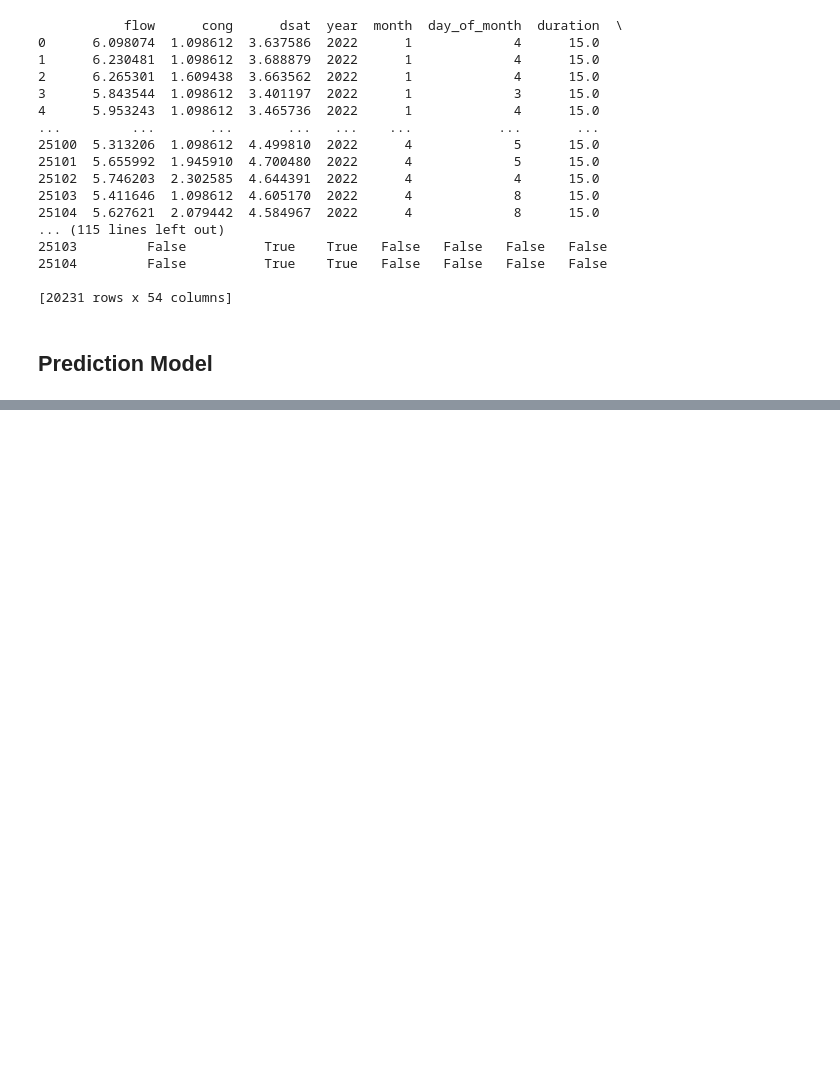
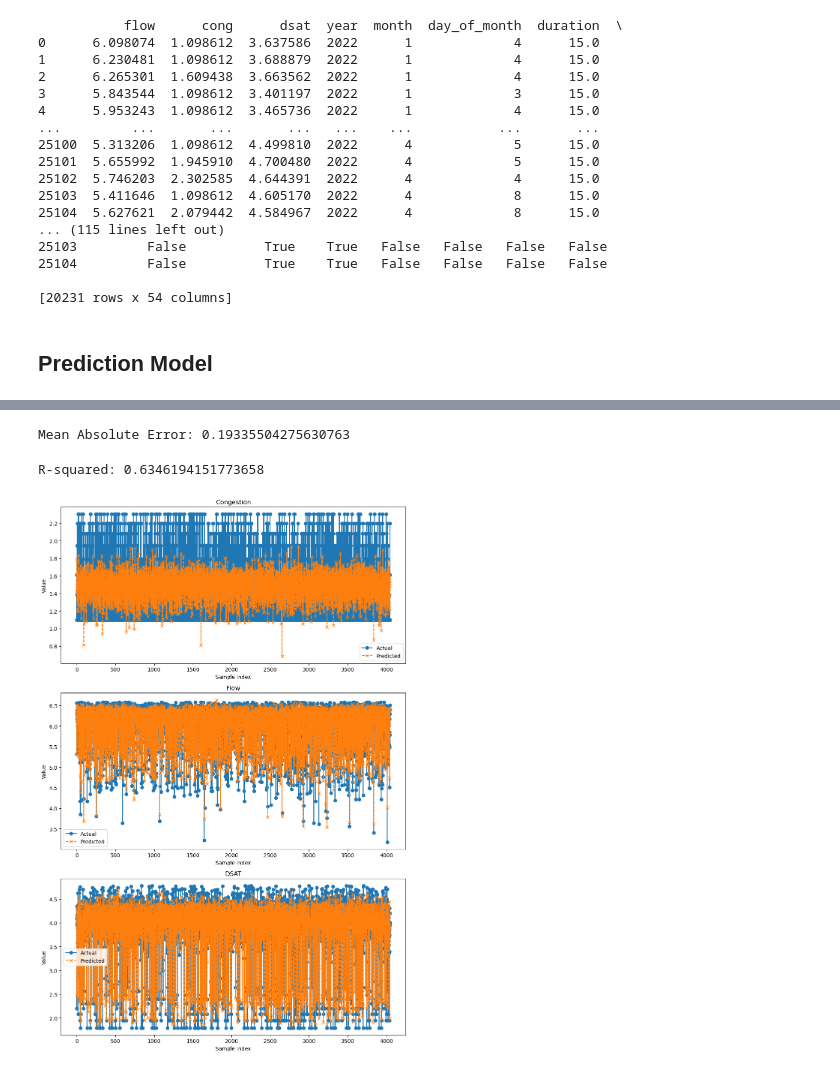
Before and after one commit to aoddev232/FinalYearProject, a Jupyter notebook: Source/predictionModel.ipynb, the cells around one changed output, grey strips where cells are left out. Saved outputs shown, nothing was run; the diff lists cells and outputs as text; code cells hidden in the pictures; blank space fills up the shorter version.

Commit message:
PredictionModel
Work done to Prediction Model

```diff
--- a/Source/predictionModel.ipynb
+++ b/Source/predictionModel.ipynb
@@ -280,0 +279,16 @@ ModuleNotFoundError: No module named 'tensorflow.python'
+# %%
+# Reshape input to be [samples, time steps, features]
+X_train = X_train.reshape((X_train.shape[0], 1, X_train.shape[1]))
+X_test = X_test.reshape((X_test.shape[0], 1, X_test.shape[1]))
+# %%
+from tensorflow.keras.models import Sequential
+from tensorflow.keras.layers import LSTM, Dense
+
+model = Sequential([
+    LSTM(50, activation='relu', input_shape=(X_train.shape[1], X_train.shape[2])),
+    Dense(3)  # Assuming 'cong', 'flow', 'dsat' are your target variables
+])
+
+model.compile(optimizer='adam', loss='mse')
+# %%
+history = model.fit(X_train, Y_train, epochs=100, validation_data=(X_test, Y_test), verbose=2)
@@ -280,0 +319,2 @@ ModuleNotFoundError: No module named 'tensorflow.python'
+# %%
+predictions = model.predict(X_test)
@@ -280,0 +323,41 @@ ModuleNotFoundError: No module named 'tensorflow.python'
+# %%
+from sklearn.metrics import mean_absolute_error
+
+mae = mean_absolute_error(Y_test, predictions)
+print(f'Mean Absolute Error: {mae}')
+# %% [output]
+Mean Absolute Error: 0.19335504275630763
+# %%
+from sklearn.metrics import r2_score
+
+r2 = r2_score(Y_test, predictions)
+print(f'R-squared: {r2}')
+# %% [output]
+R-squared: 0.6346194151773658
+# %%
+import matplotlib.pyplot as plt
+
+# Assuming predictions is a numpy array with shape (n_samples, 3) where columns correspond to 'cong', 'flow', 'dsat'
+# and Y_test is a DataFrame or a numpy array with the same structure
+
+# Convert Y_test to numpy array if it's not already
+Y_test_np = Y_test.to_numpy()
+
+# Plotting
+fig, axs = plt.subplots(3, 1, figsize=(10, 15))
+
+# Titles for each subplot
+titles = ['Congestion', 'Flow', 'DSAT']
+
+for i in range(3):
+    axs[i].plot(Y_test_np[:, i], label='Actual', marker='o')
+    axs[i].plot(predictions[:, i], label='Predicted', linestyle='--', marker='x')
+    axs[i].set_title(titles[i])
+    axs[i].set_xlabel('Sample Index')
+    axs[i].set_ylabel('Value')
+    axs[i].legend()
+
+plt.tight_layout()
+plt.show()
+# %% [output]
+[figure, added]
```
Also changed, not shown: parts of 6 cells of this notebook, 1 other file.
